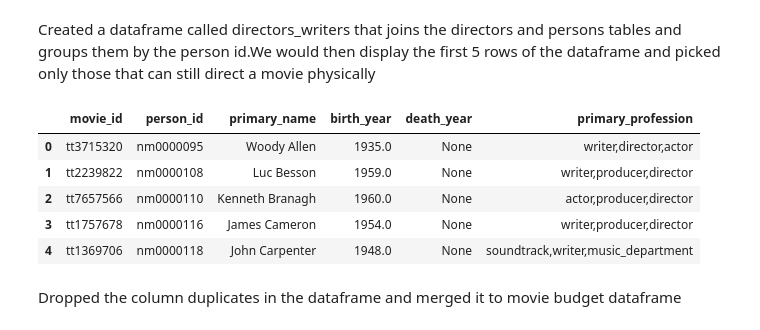
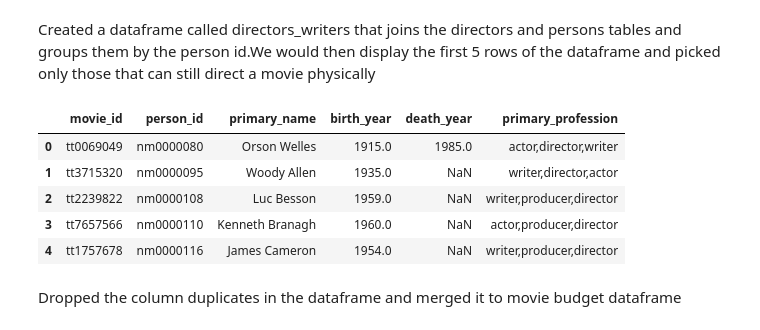
Before and after one commit to IceyPanda23/Phase-1-project, a Jupyter notebook: project.ipynb, the cells around one changed output. Cells and saved outputs as stored; diff of their text form; code cells hidden in the pictures.

```diff
--- a/project.ipynb
+++ b/project.ipynb
@@ -374,19 +374,18 @@ Created a dataframe called directors_writers that joins the directors and person
 # %%
 directors_writers = readsql("""
         SELECT *
         FROM directors
         JOIN persons USING(person_id)
         GROUP BY person_id
-        HAVING death_year IS NULL
 """)
 directors_writers.head()
 # %% [output]
 |  | movie_id | person_id | primary_name | birth_year | death_year | primary_profession |
-| 0 | tt3715320 | nm0000095 | Woody Allen | 1935.0 | None | writer,director,actor |
-| 1 | tt2239822 | nm0000108 | Luc Besson | 1959.0 | None | writer,producer,director |
-| 2 | tt7657566 | nm0000110 | Kenneth Branagh | 1960.0 | None | actor,producer,director |
-| 3 | tt1757678 | nm0000116 | James Cameron | 1954.0 | None | writer,producer,director |
-| 4 | tt1369706 | nm0000118 | John Carpenter | 1948.0 | None | soundtrack,writer,music_department |
+| 0 | tt0069049 | nm0000080 | Orson Welles | 1915.0 | 1985.0 | actor,director,writer |
+| 1 | tt3715320 | nm0000095 | Woody Allen | 1935.0 | NaN | writer,director,actor |
+| 2 | tt2239822 | nm0000108 | Luc Besson | 1959.0 | NaN | writer,producer,director |
+| 3 | tt7657566 | nm0000110 | Kenneth Branagh | 1960.0 | NaN | actor,producer,director |
+| 4 | tt1757678 | nm0000116 | James Cameron | 1954.0 | NaN | writer,producer,director |
 # %% [markdown]
 Dropped the column duplicates in the dataframe and merged it to movie budget dataframe
 # %%
```
Also changed, not shown: parts of 30 cells of this notebook, 3 other files.
